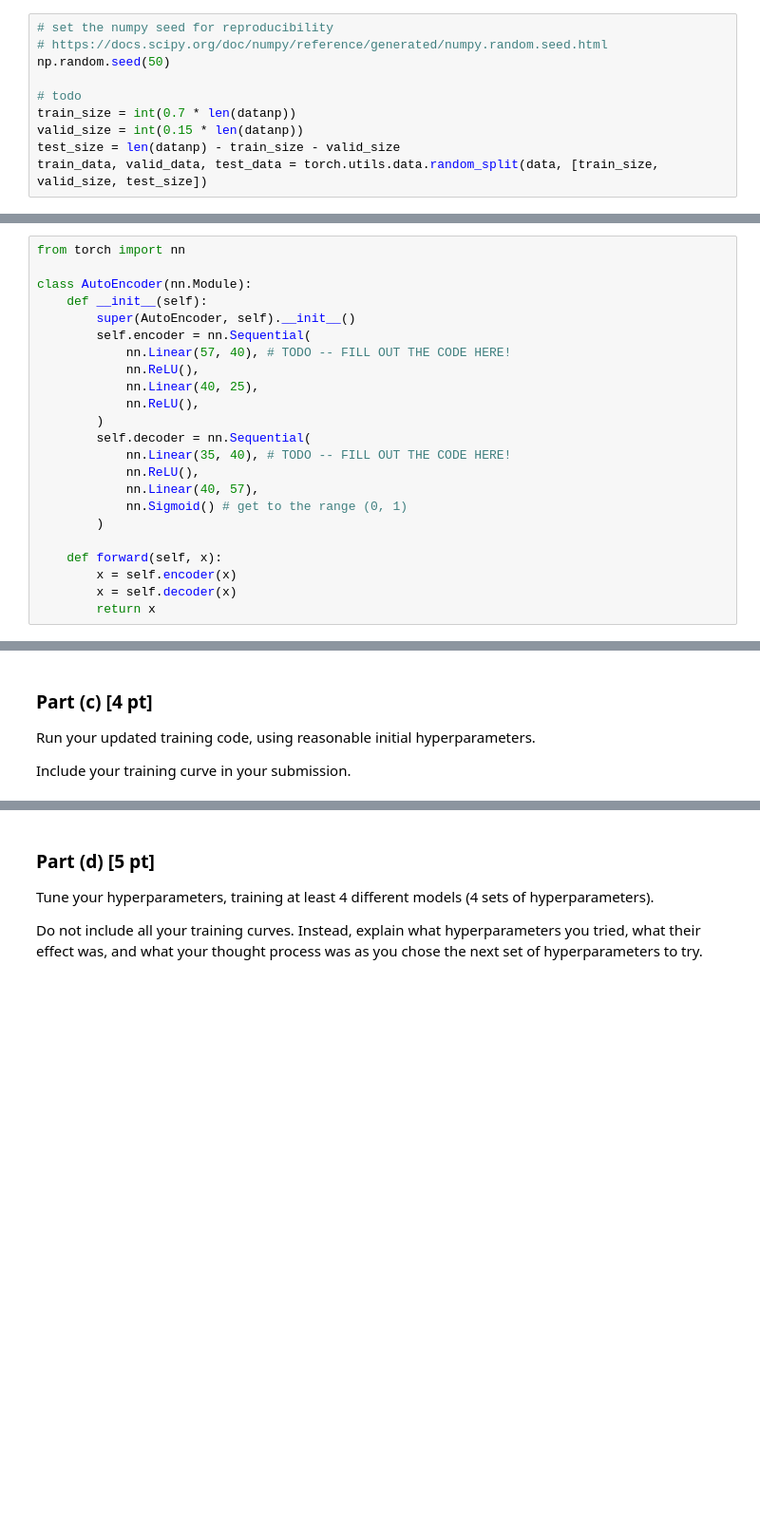
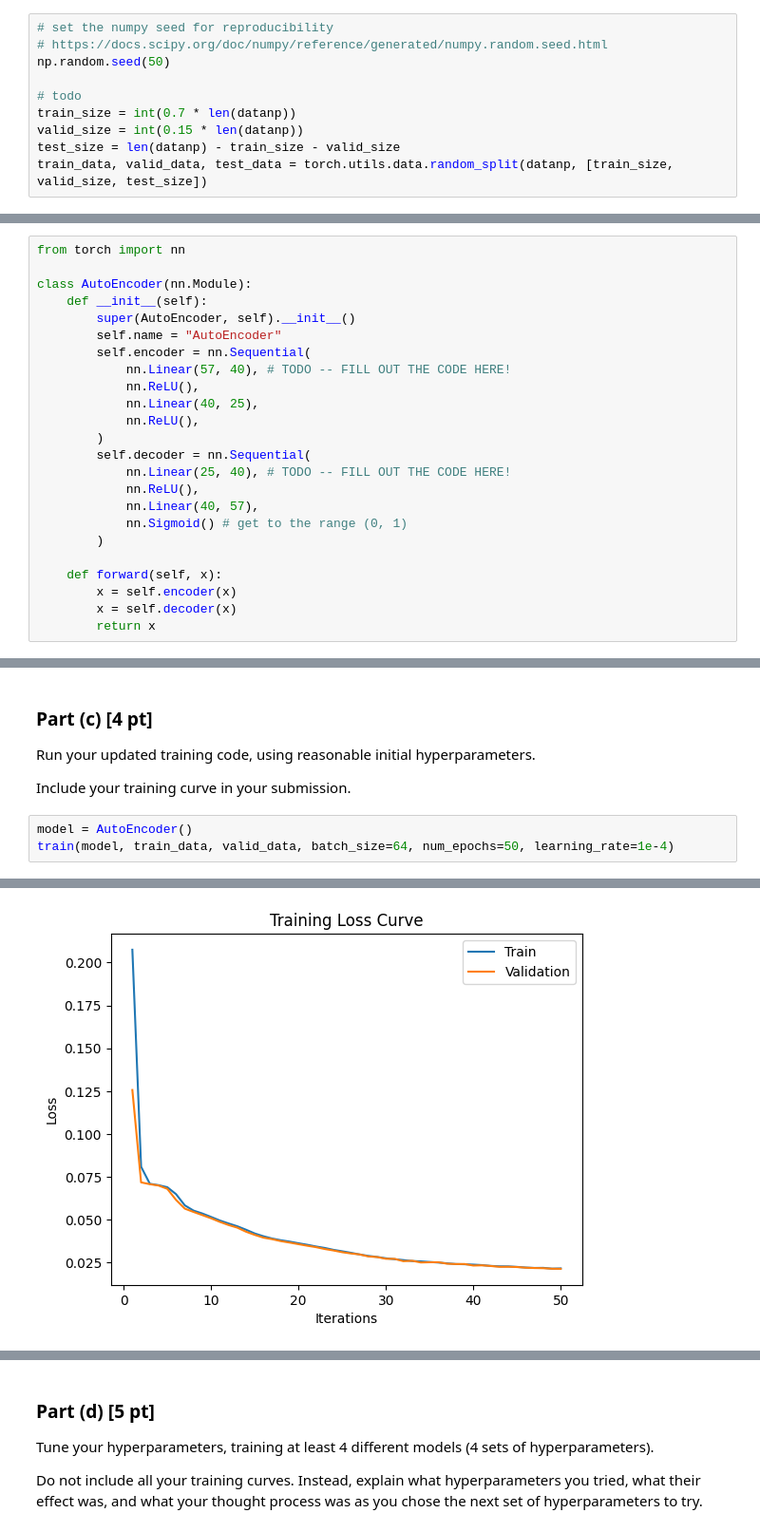
Before and after one commit to WilliamJWen/APS360, a Jupyter notebook: lab/Lab4_Data_Imputation.ipynb, the cells around one changed output, grey strips where cells are left out. Shown at 95% size. Drawn from its saved outputs; the diff is of its cells as text; blank space fills up the shorter version.

```diff
--- a/lab/Lab4_Data_Imputation.ipynb
+++ b/lab/Lab4_Data_Imputation.ipynb
@@ -368,7 +368,7 @@ np.random.seed(50)
 train_size = int(0.7 * len(datanp))
 valid_size = int(0.15 * len(datanp))
 test_size = len(datanp) - train_size - valid_size
-train_data, valid_data, test_data = torch.utils.data.random_split(data, [train_size, valid_size, test_size])
+train_data, valid_data, test_data = torch.utils.data.random_split(datanp, [train_size, valid_size, test_size])
 # %%
 print(f'Training set size: {len(train_data)}')
 print(f'Validation set size: {len(valid_data)}')
@@ -399,6 +399,7 @@ from torch import nn
 class AutoEncoder(nn.Module):
     def __init__(self):
         super(AutoEncoder, self).__init__()
+        self.name = "AutoEncoder"
         self.encoder = nn.Sequential(
             nn.Linear(57, 40), # TODO -- FILL OUT THE CODE HERE!
             nn.ReLU(),
@@ -406,7 +407,7 @@ class AutoEncoder(nn.Module):
             nn.ReLU(),
         )
         self.decoder = nn.Sequential(
-            nn.Linear(35, 40), # TODO -- FILL OUT THE CODE HERE!
+            nn.Linear(25, 40), # TODO -- FILL OUT THE CODE HERE!
             nn.ReLU(),
             nn.Linear(40, 57),
             nn.Sigmoid() # get to the range (0, 1)
@@ -527,3 +604,7 @@ def get_accuracy(model, data_loader):
 Run your updated training code, using reasonable initial hyperparameters.
 
 Include your training curve in your submission.
+# %%
+model = AutoEncoder()
+train(model, train_data, valid_data, batch_size=64, num_epochs=50, learning_rate=1e-4)
+# %% [output]
@@ -529,0 +628 @@ Include your training curve in your submission.
+[figure, added]
```
Also changed, not shown: parts of 3 cells of this notebook.
